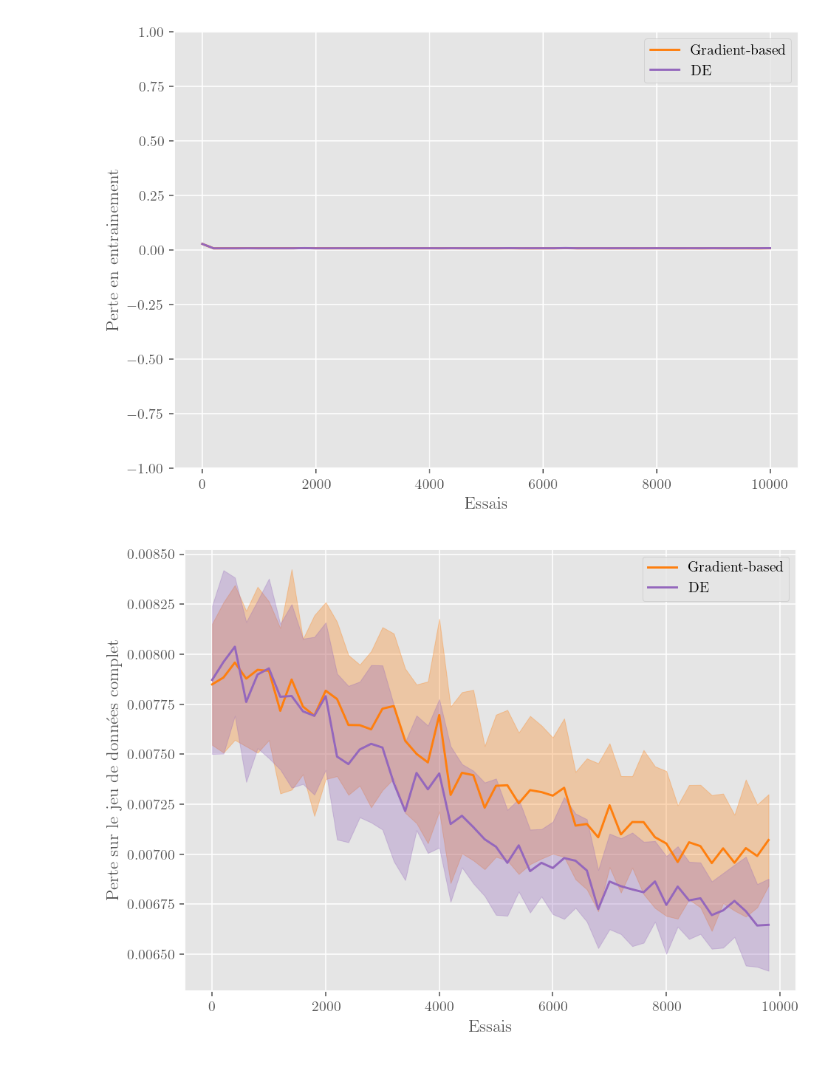
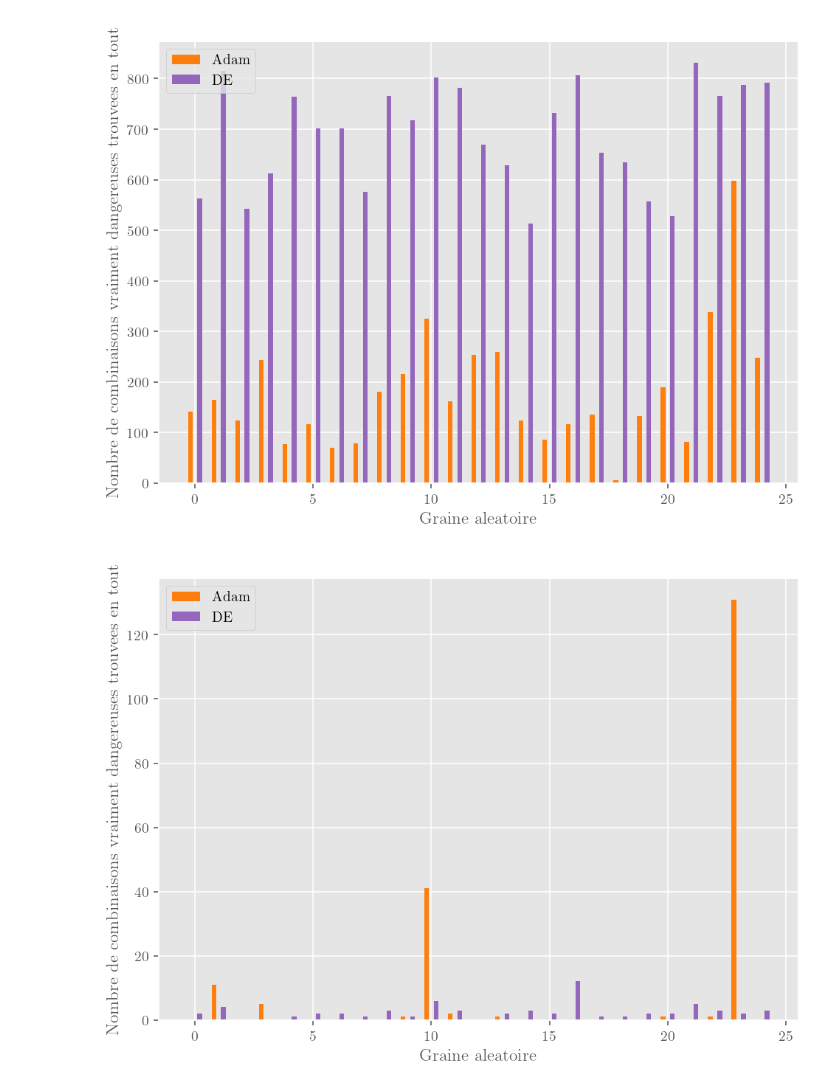
Before and after one commit to Quoding/optimneuralbandits, a Jupyter notebook: testing/viz/vizualize_perf_metrics.ipynb, the cells around one changed output. Drawn from its saved outputs; the diff is of its cells as text; code cells hidden in the pictures.

```diff
--- a/testing/viz/vizualize_perf_metrics.ipynb
+++ b/testing/viz/vizualize_perf_metrics.ipynb
@@ -38,7 +43,7 @@ for exp in experiments:
             metrics_dict[exp][metric].append(torch.load(path))
 # %%
 colors = ["tab:orange", "tab:purple", "tab:green", "tab:red", "tab:cyan", "tab:brown"]
-labels = ["Gradient-based", "DE"]
+labels = ["Adam", "DE"]
 interval = 200
 upper_lim = 20100
 labels_fn = "_vs_".join(labels)
@@ -126,10 +122,10 @@ for i, exp in enumerate(metrics_dict.keys()):
         alpha=0.3,
     )
     plt.xlabel("Essais")
-    plt.ylabel("Ratio$_{app}$ le pas de temps")
+    plt.ylabel("Ratio$_{app}$ pour le pas de temps")
 plt.legend()
 plt.ylim(0, 1.05)
 plt.tight_layout()
 # plt.show()
-plt.savefig(f'images/polypharmacy/perf/{metric}_{labels_fn}')
+plt.savefig(f'images/polypharmacy/perf/{prefix}_{metric}_{labels_fn}')
 # %% [output]
@@ -208,21 +201,17 @@ plt.savefig(f'images/polypharmacy/perf/{metric}_{labels_fn}')
 # %%
 # Plot ratio found pat
-metric = "ratio_found_pats_alls"
-
-for i, exp in enumerate(metrics_dict.keys()):
+metric = "losses"
+for i, exp in enumerate(experiments):
     means = np.nanmean(metrics_dict[exp][metric], axis=0)[:(upper_lim // interval)]
     stds = np.nanstd(metrics_dict[exp][metric], axis=0)[:(upper_lim// interval)]
     x = np.arange(len(means)) * interval
 
-
     plt.plot(x, means, color=colors[i], label=labels[i])
-    plt.fill_between(x, np.clip(means - stds, 0, 1), np.clip(means + stds, 0, 1), color=colors[i], alpha=0.3)
-plt.ylabel("Ratio$_{\mathcal{F}}$ pour tous les pas de temps précédents")
+    plt.fill_between(x, means - stds, means + stds, color=colors[i], alpha=0.3)
 plt.xlabel('Essais')
+plt.ylabel("Perte en entrainement")
 plt.legend()
-plt.ylim(0, 1.1)
 plt.tight_layout()
 
-
-plt.savefig(f'images/polypharmacy/perf/{metric}_{labels_fn}')
+plt.savefig(f'images/polypharmacy/perf/{prefix}_{metric}_{labels_fn}')
 # %% [output]
@@ -248,35 +237,42 @@ plt.savefig(f'images/polypharmacy/perf/{metric}_{labels_fn}')
 # %%
-metric = "losses"
+# Plot ratio found pat
+metric = "n_inter_alls"
+
 for i, exp in enumerate(experiments):
-    means = np.nanmean(metrics_dict[exp][metric], axis=0)[:(upper_lim // interval)]
-    stds = np.nanstd(metrics_dict[exp][metric], axis=0)[:(upper_lim// interval)]
-    x = np.arange(len(means)) * interval
+    n_inters = []
+    for j in range(25):
+        n_inters.append(metrics_dict[exp][metric][j][-1])
 
-    plt.plot(x, means, color=colors[i], label=labels[i])
-    plt.fill_between(x, means - stds, means + stds, color=colors[i], alpha=0.3)
-plt.xlabel('Essais')
-plt.ylabel("Perte en entrainement")
+    seeds = np.arange(len(n_inters))
+    if i % 2 == 0:
+        plt.bar(seeds - 0.2, n_inters, width=0.2, label=labels[i], color=colors[i])
+    else:
+        plt.bar(seeds + 0.2, n_inters, width=0.2,label=labels[i], color=colors[i])
+plt.xlabel('Graine aleatoire')
+plt.ylabel("Nombre de combinaisons vraiment dangereuses trouvees en tout")
 plt.legend()
-plt.ylim(-1, 1)
 plt.tight_layout()
-# plt.savefig(f'images/polypharmacy/perf/{metric}_{labels_fn}')
+plt.savefig(f'images/polypharmacy/perf/{prefix}_{metric}_{labels_fn}')
 # %% [output]
-[figure, old version]
+[figure, new version]
 # %%
 # Plot ratio found pat
-metric = "dataset_losses"
+metric = "all_flagged_risks"
+thresh = 1.0
+for i, exp in enumerate(experiments):
+    n_flagged_below_thresh = []
+    for j in range(25):
+        n_flagged_below_thresh.append(sum(metrics_dict[exp][metric][j] < thresh).item())
 
-for i, exp in enumerate(experiments):
-    means = np.nanmean(metrics_dict[exp][metric], axis=0)[:(upper_lim // interval)]
-    stds = np.nanstd(metrics_dict[exp][metric], axis=0)[:(upper_lim// interval)]
-    x = np.arange(len(means)) * interval
-
-    plt.plot(x, means, color=colors[i], label=labels[i])
-    plt.fill_between(x, means - stds, means + stds, color=colors[i], alpha=0.3)
-plt.xlabel('Essais')
-plt.ylabel("Perte sur le jeu de données complet")
+    seeds = np.arange(len(n_flagged_below_thresh))
+    if i % 2 == 0:
+        plt.bar(seeds - 0.2, n_flagged_below_thresh, width=0.2, label=labels[i], color=colors[i])
+    else:
+        plt.bar(seeds + 0.2, n_flagged_below_thresh, width=0.2,label=labels[i], color=colors[i])
+plt.xlabel('Graine aleatoire')
+plt.ylabel("Nombre de combinaisons vraiment dangereuses trouvees en tout")
 plt.legend()
 plt.tight_layout()
-plt.savefig(f'images/polypharmacy/perf/{metric}_{labels_fn}')
+plt.savefig(f'images/polypharmacy/perf/{prefix}_{metric}_below1_{labels_fn}')
 # %% [output]
-[figure, old version]
+[figure, new version]
```
Also changed, not shown: parts of 13 cells of this notebook, 5 other files.
